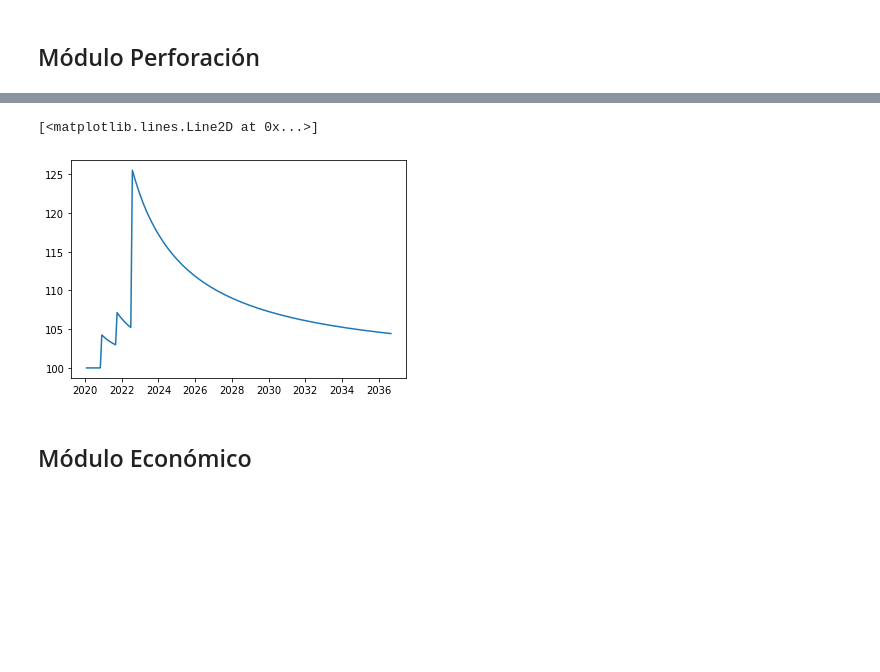
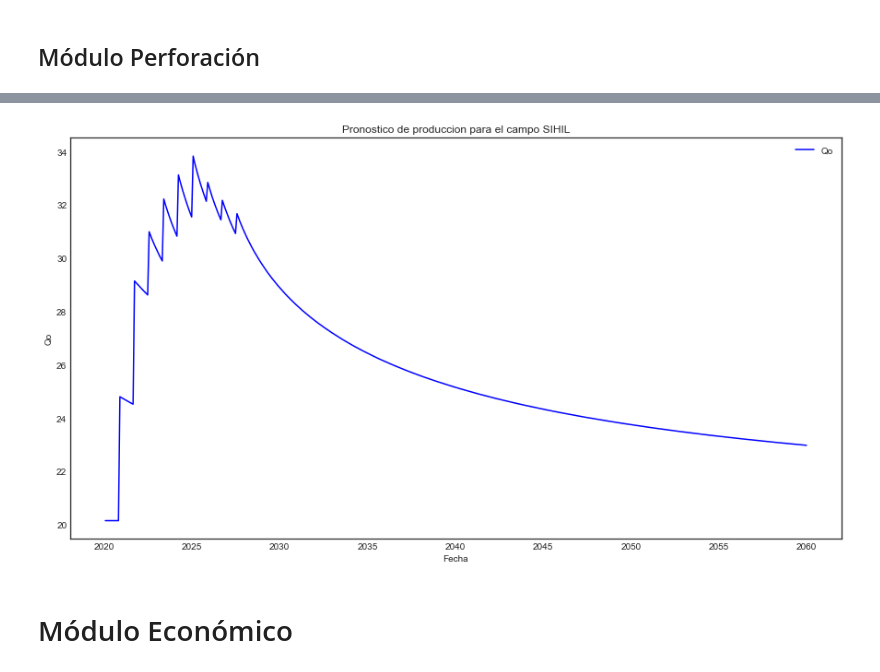
Before and after one commit to eliasft/projects, a Jupyter notebook: demo_v1.ipynb, the cells around one changed output, grey strips where cells are left out. Saved outputs shown, nothing was run; the diff lists cells and outputs as text; code cells hidden in the pictures; blank space fills up the shorter version.

```diff
--- a/demo_v1.ipynb
+++ b/demo_v1.ipynb
@@ -919,26 +752,25 @@ NameError: name 'minimize' is not defined
 # %%
-####New approach
+pt=ajuste.reset_index()
 
-import pandas as pd
-import numpy as np
-import matplotlib.pyplot as plt
-import datetime
-
-pt=pd.read_csv(r'C:/Users/elias/Google Drive/python/csv/benchmark/parametros.csv')
-
-len_proy=200
 fecha=pd.date_range(start="2020-01-31", periods=len_proy,freq="M").to_pydatetime().tolist()
-#welltype=pd.DataFrame({"q0":[100,150,75],"a":[.05,.05,.1],"tp":[10,20,5],"b":[1,2,1],"type":["exp","hyp","hyp"]})
-welltype=pd.DataFrame({"q0":[pt.iloc[0,0],pt.iloc[1,0],pt.iloc[2,0]],
-                       "b":[pt.iloc[0,3],pt.iloc[1,3],pt.iloc[2,3]],
-                       "di":[pt.iloc[0,4],pt.iloc[1,4],pt.iloc[2,4]],
-                       "tp":[10,20,5],
-                       "type":["exp","hyp","hyp"]},index=pt.index)
+welltype=pd.DataFrame({"q0":[100,150,75],"a":[.05,.05,.1],"tp":[10,20,5],"b":[1,2,1],"type":["exp","hyp","hyp"]})
 costs=pd.DataFrame({"fixed":[300,300,100],"per_barrel":[4.5,1,2]})
 costs_base=4.5
-base=pd.Series(100,index=range(0,len_proy))
+base=pd.Series(Q_base,index=range(0,len_proy))
 
-drillorder=[0,1,0,2,2,1]
+drillorder=pd.Series(np.arange(0,num_pozos))
+
+m=0
+
+for m in range(0,num_pozos):
+
+    if m < pozos_tipo3:
+        drillorder[m]=2
+    else:
+        if (m >= pozos_tipo3) & (m < (pozos_tipo2+pozos_tipo3)):
+            drillorder[m]=1
+        else:
+            drillorder[m]=0
 
 def seleccion_curva(pt):
 
@@ -947,13 +779,15 @@ def seleccion_curva(pt):
     curve.loc[pt.iloc[:,-2]<pt.iloc[:,-1]]="hyp"
     curve=curve.rename(columns={0:"type"})
     return curve
+
 curve_type=seleccion_curva(pt)
 pt=pd.concat([pt,seleccion_curva(pt)],axis=1)
 pt=pd.concat([pt,pd.DataFrame({"tp":[10,10,10]})],axis=1)
 
 
 welltype=pt
-##función de producción
+
+#Funcion de Produccion
 def exp_curve(welltype,t):
     if t-welltype.tp>=0:
         x=welltype.Qi*np.exp(-1*welltype.dy_hyp*(t-welltype.tp))
@@ -961,7 +795,6 @@ def exp_curve(welltype,t):
     else:
         x=0
         return x
-
 
 def hyperbolic_curve(welltype,t):
 
@@ -975,31 +808,27 @@ def hyperbolic_curve(welltype,t):
         x=0
         return x
 
-
 def dec_curve(welltype,t):
-
     if welltype.type=="exp":
         return exp_curve(welltype,t)
     else:
         return hyperbolic_curve(welltype,t)
 
-##perfil de producción
-
-def np_perf(perf,welltype,len_proy=200):
+#Perfil de produccion
+def np_perf(perf,welltype,len_proy):
         for i in perf:
             Np=Np+[dec_curve(welltype,x-i) for x in Np.index]
             Np[Np<0]=0
-
         return(Np)
 
-
-##funcion tren perforacion
-def np_func(welltype,drillorder,costs,costs_base,nequip=1,len_proy=200,cap=500,reservas=1000000,base=None):
+#Funcion Tren de Perforacion
+def np_func(welltype,drillorder,costs,costs_base,nequip,len_proy,cap,reservas,base):
 
     t=range(0,len_proy)
     perf=[]
     Np=base
     costovar=pd.Series(0,index=range(0,len_proy))
+
     if any(Np==None):
         Np=pd.Series(0,index=range(0,len_proy))
     else:
@@ -1010,11 +839,14 @@ def np_func(welltype,drillorder,costs,costs_base,nequip=1,len_proy=200,cap=500,r
     nwells=len(drillorder)
 
     w=0
+
     ind_welltype=drillorder[w]
+
     for j in range(0,len(t)):
 
         if w>=nwells:
             break
+
         ind_welltype=drillorder[w]
 
         if all(equipdisp[:,j]==0):
@@ -1022,41 +854,48 @@ def np_func(welltype,drillorder,costs,costs_base,nequip=1,len_proy=200,cap=500,r
         while (any(equipdisp[:,j]==1) and len(perf)<nwells):
             Np_trial=pd.Series(Np)
             Np_trial=Np_trial+[dec_curve(welltype.loc[ind_welltype,:],x-j) for x in Np_trial.index]
             Np_trial[Np_trial<0]=0
             if Np_trial.max()>=cap:
                 break
             costovar_trial=(Np_trial-Np)*costs.loc[ind_welltype,:].per_barrel*[x.day for x in fecha]
             costovar=costovar+costovar_trial
             Np=pd.Series(Np_trial)
             tp=welltype.iloc[ind_welltype,:].tp.astype(int)
             equipdisp[np.min(np.where(equipdisp[:,j]==1)),j:j+tp]=0
             perf.append(j)
             w=w+1
 
     Np[np.cumsum(Np*30)>=reservas]=0
     costovar[np.cumsum(Np*30)>=reservas]=0
 
     for z in perf:
+
         i=0
         capex_trial=pd.Series(0,index=range(0,len_proy))
         capex_trial.iloc[z]=costs.fixed[drillorder[i]]
         capex=capex+capex_trial
         i=i+1
 
     return([Np,costovar,capex,perf])
 
+Np=np_func(welltype,drillorder,costs,costs_base,nequip,len_proy,cap,reservas,base)
 
-Np=np_func(welltype,drillorder,costs,costs_base,nequip=2,len_proy=200,cap=10000,reservas=1000000,base=base)
+mpp=pd.DataFrame({"fecha":fecha,"Np":Np[0],"Capex":Np[2],"Opex":Np[1]})
 
-df=pd.DataFrame({"fecha":fecha,"Np":Np[0],"Capex":Np[2],"Opex":Np[1]})
-#plt.plot(df.fecha,df.Np)
-plt.plot(df.fecha,df.Np)
+mpp.to_csv(r'C:/Users/elias/Google Drive/python/csv/benchmark/mpp.csv')
 
-#plt.plot(Np.fecha,np.cumsum(Np.Np))
+
+#Grafica de Perfil de produccion
+fig1, ax1 = plt.subplots(figsize=(15,8))
+ax1.plot(mpp.fecha,mpp.Np,label='Qo',linestyle='solid',color='blue')
+ax1.set_xlabel('Fecha')
+ax1.set_ylabel('Qo')
+plt.title('Pronostico de produccion para el campo ' +str(input_campo))
+plt.legend(loc='upper right')
+plt.show()
 # %% [output]
-[<matplotlib.lines.Line2D at 0x...>]
-[figure, old version]
+[figure, new version]
 # %% [markdown]
-## Módulo Económico
+# Módulo Económico
 # %%
 #Modelo Económico Mensualisado
```
Also changed, not shown: parts of 6 cells of this notebook, 1 other file.
